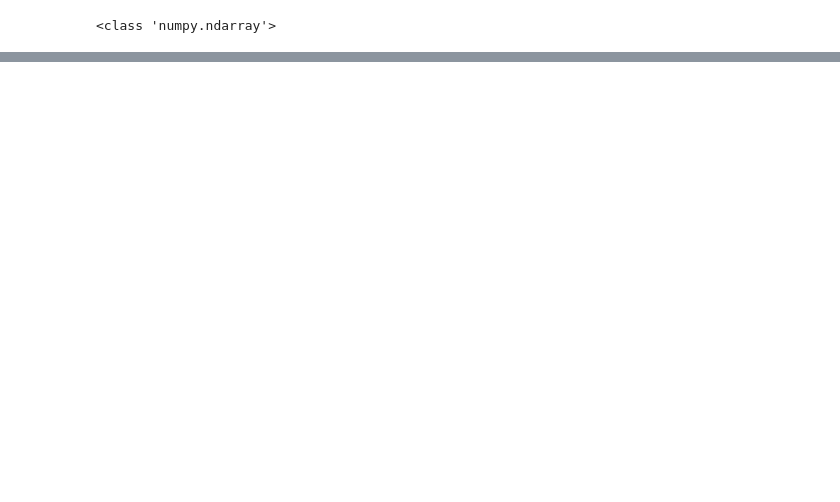
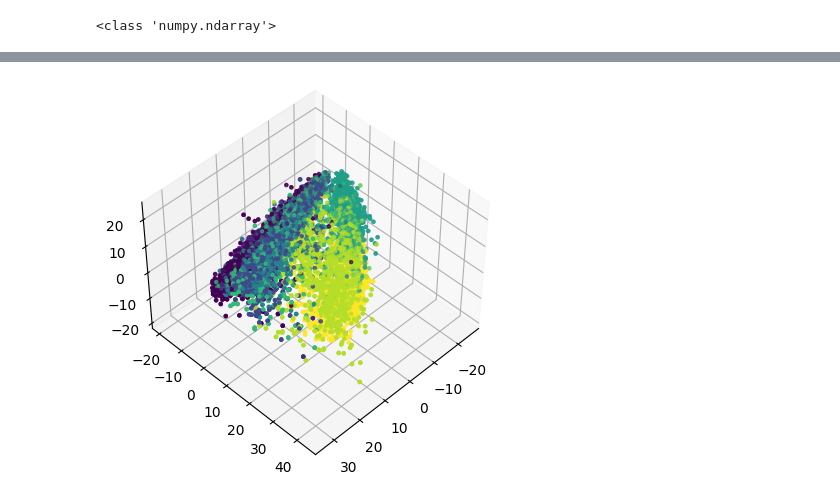
Before and after one commit to LisaDaVinchie/adv-ml_challenge1, a Jupyter notebook: AdvML_Challenge1_Lisa.ipynb, the cells around one changed output, grey strips where cells are left out. Saved outputs shown, nothing was run; the diff lists cells and outputs as text; code cells hidden in the pictures; blank space fills up the shorter version.

```diff
--- a/AdvML_Challenge1_Lisa.ipynb
+++ b/AdvML_Challenge1_Lisa.ipynb
@@ -140,0 +178,11 @@ ax.view_init(elev=30, azim=0)
+# %%
+fig = plt.figure()
+ax = fig.add_subplot(111, projection='3d')
+
+# Color the data points based on the labels
+for i in range(3):
+    ax.scatter(data_pca[:, 0], data_pca[:, 1], data_pca[:, 2], c = labels_subset, marker='.')
+
+ax.view_init(elev=45, azim=45)
+# %% [output]
+[figure, added]
```
Also changed, not shown: parts of 14 cells of this notebook.
